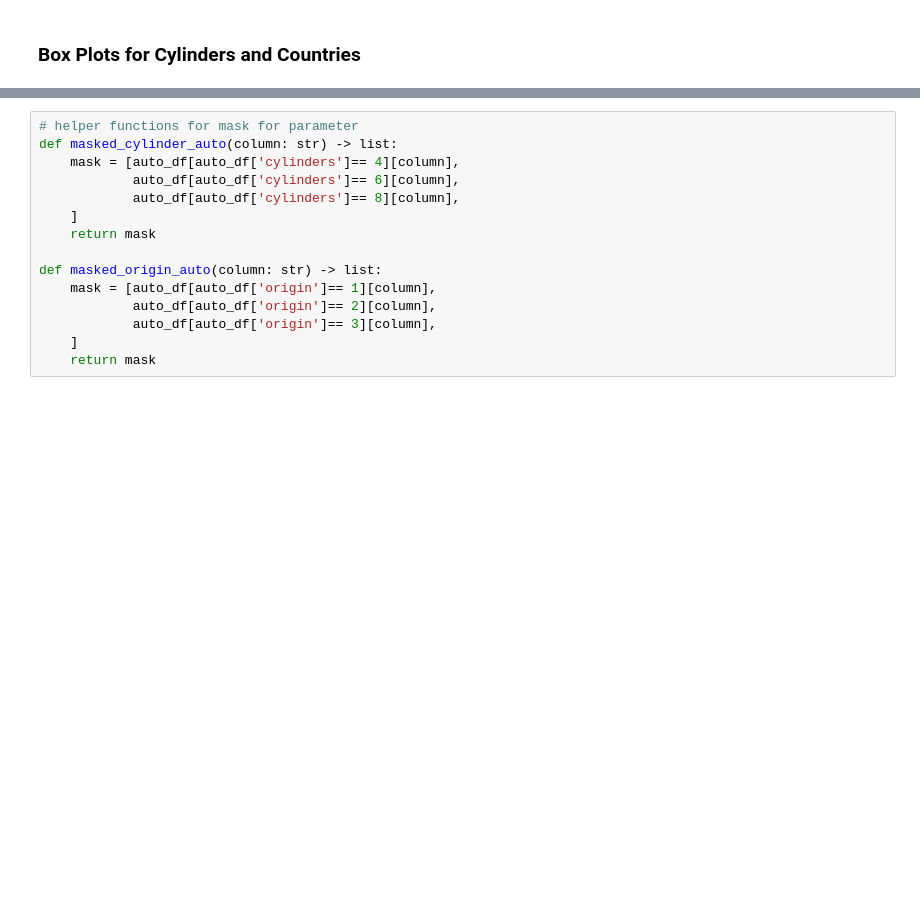
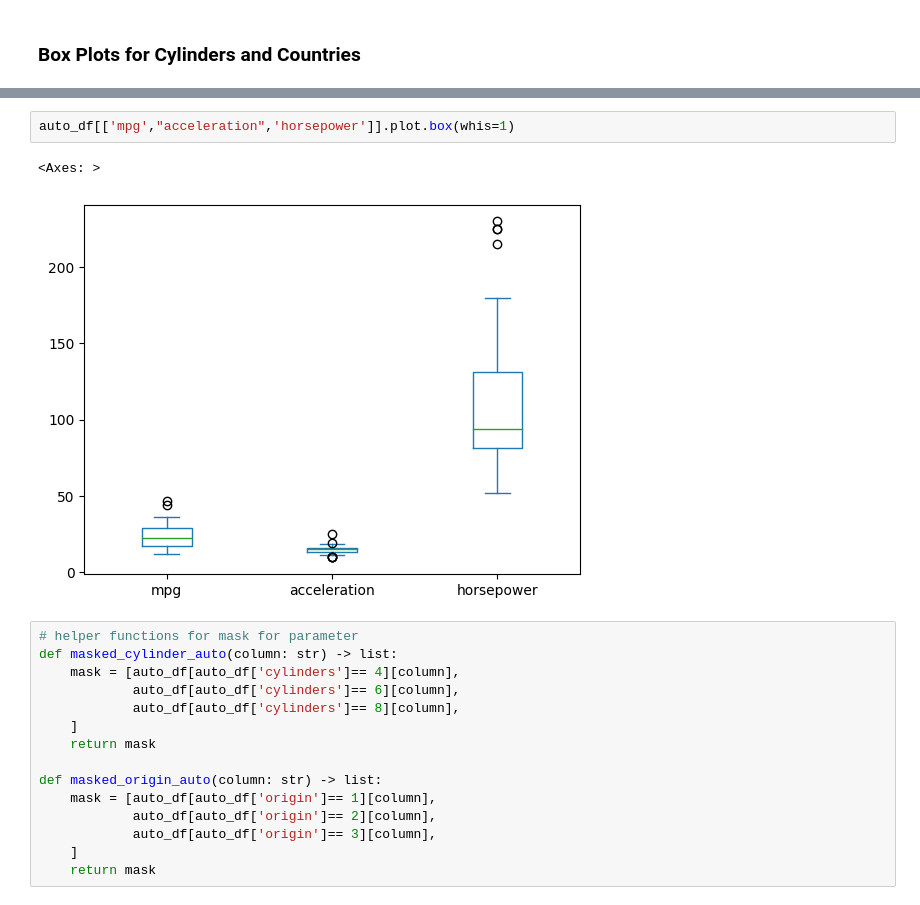
Before and after one commit to Takosaga/spring_24, a Jupyter notebook: data_mining/lab1/lab1.ipynb, the cells around one changed output, grey strips where cells are left out. Cells and saved outputs as stored; diff of their text form; blank space fills up the shorter version.

```diff
--- a/data_mining/lab1/lab1.ipynb
+++ b/data_mining/lab1/lab1.ipynb
@@ -179,3 +200,8 @@ Name: count, dtype: int64
+# %%
+auto_df[['mpg',"acceleration",'horsepower']].plot.box(whis=1)
+# %% [output]
+<Axes: >
+[figure, added]
 # %%
 # helper functions for mask for parameter
 def masked_cylinder_auto(column: str) -> list:
```
Also changed, not shown: parts of 28 cells of this notebook.
